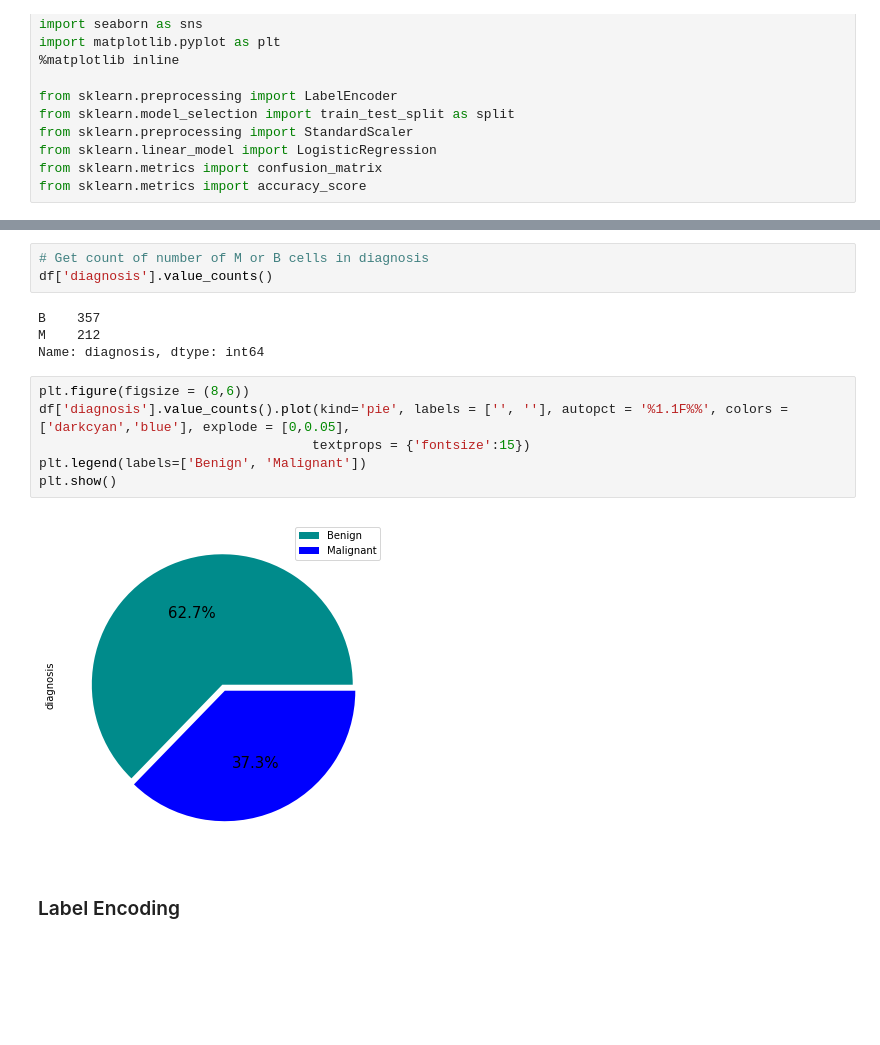
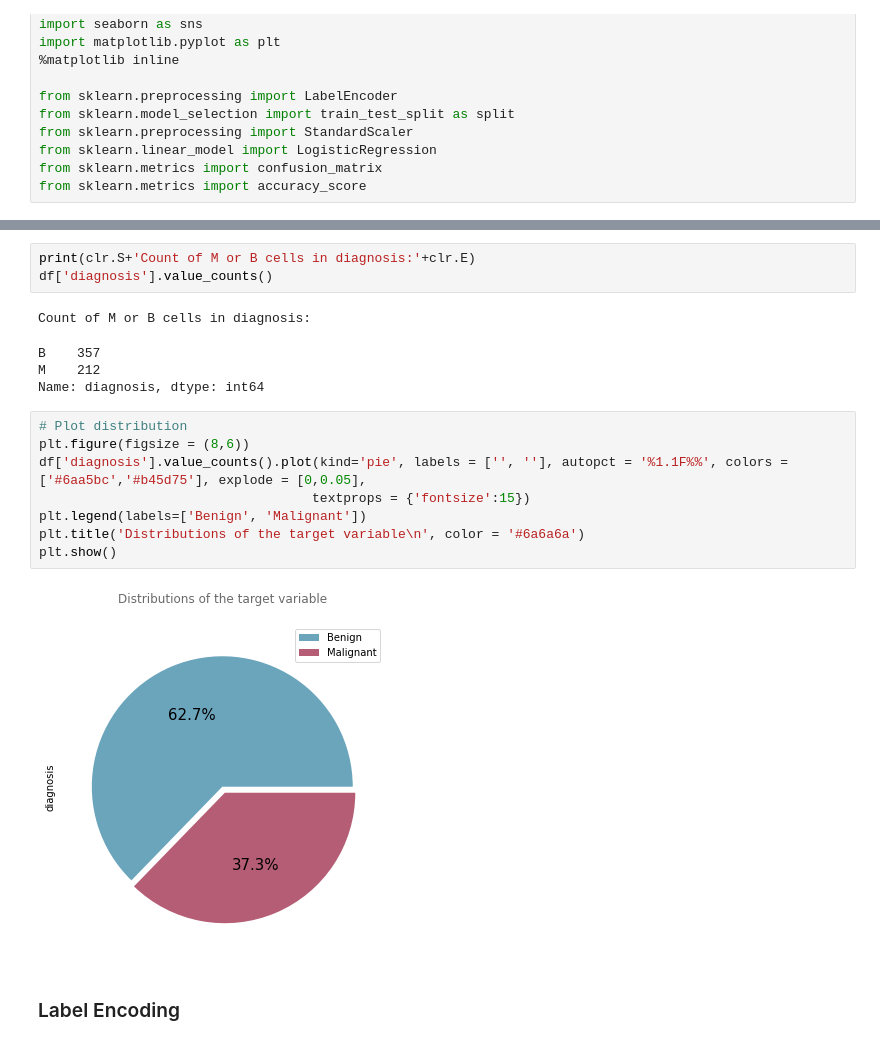
Before and after one commit to vainero/Breast-Cancer-Diagnosis, a Jupyter notebook: breast-cancer-diagnosis-logistic-regression.ipynb, the cells around one changed output, grey strips where cells are left out. Drawn from its saved outputs; the diff is of its cells as text; blank space fills up the shorter version.

Commit message:
Kaggle Notebook | Breast Cancer Diagnosis - Logistic Regression  | Version 5

```diff
--- a/breast-cancer-diagnosis-logistic-regression.ipynb
+++ b/breast-cancer-diagnosis-logistic-regression.ipynb
@@ -65,18 +67,21 @@ dtype: int64
 # %%
-# Get count of number of M or B cells in diagnosis
+print(clr.S+'Count of M or B cells in diagnosis:'+clr.E)
 df['diagnosis'].value_counts()
 # %% [output]
-B    357
-M    212
-Name: diagnosis, dtype: int64
+Count of M or B cells in diagnosis:
+B    357
+M    212
+Name: diagnosis, dtype: int64
 # %%
+# Plot distribution
 plt.figure(figsize = (8,6))
-df['diagnosis'].value_counts().plot(kind='pie', labels = ['', ''], autopct = '%1.1F%%', colors = ['darkcyan','blue'], explode = [0,0.05],
+df['diagnosis'].value_counts().plot(kind='pie', labels = ['', ''], autopct = '%1.1F%%', colors = ['#6aa5bc','#b45d75'], explode = [0,0.05],
                                    textprops = {'fontsize':15})
 plt.legend(labels=['Benign', 'Malignant'])
+plt.title('Distributions of the target variable\n', color = '#6a6a6a')
 plt.show()
 # %% [output]
-[figure, old version]
+[figure, new version]
 # %% [markdown]
 ### Label Encoding
 # %%
```
Also changed, not shown: parts of 12 cells of this notebook.
